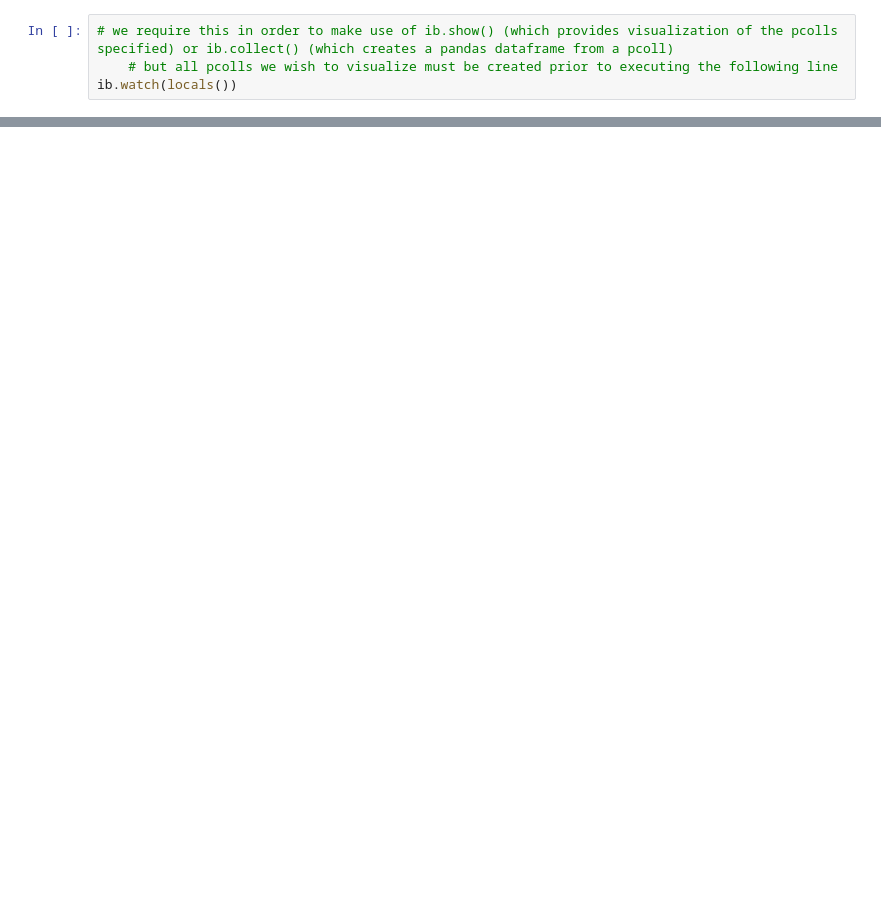
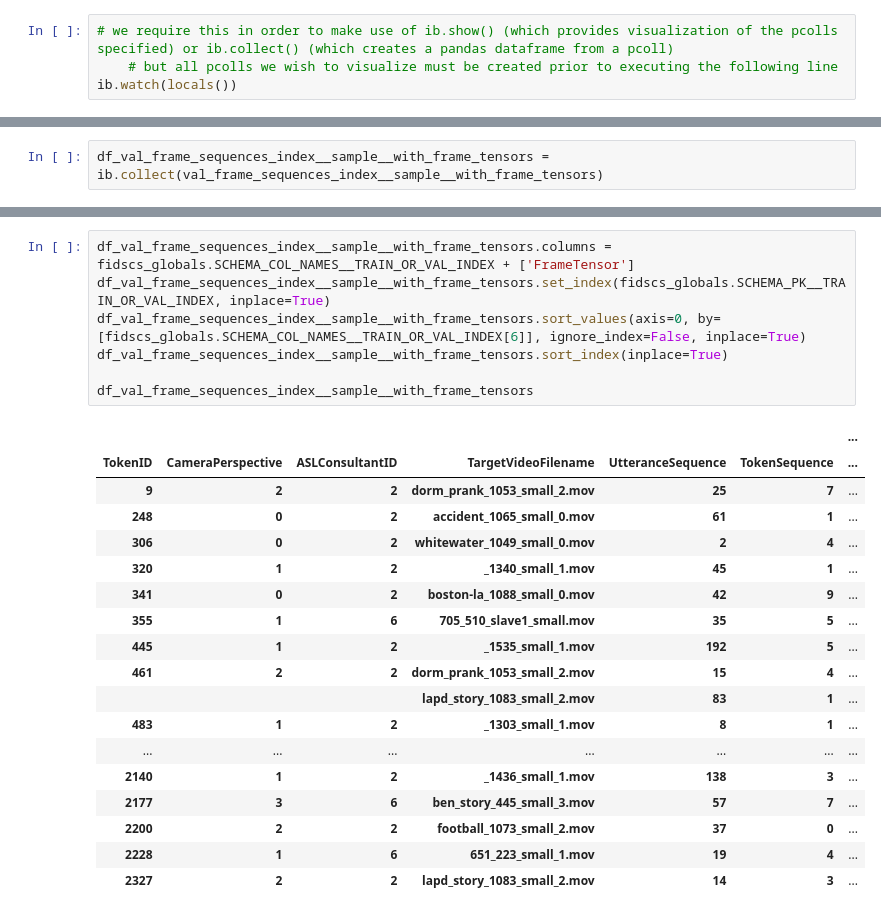
Before and after one commit to sacontreras/fids-capstone-asl-translation, a Jupyter notebook: training_investigation.ipynb, the cells around one changed output, grey strips where cells are left out. Cells and saved outputs as stored; diff of their text form; blank space fills up the shorter version.

```diff
--- a/training_investigation.ipynb
+++ b/training_investigation.ipynb
@@ -198,0 +300,2 @@ df_train_frame_sequences_index
+# %%
+df_val_frame_sequences_index__sample__with_frame_tensors = ib.collect(val_frame_sequences_index__sample__with_frame_tensors)
@@ -198,0 +304,26 @@ df_train_frame_sequences_index
+# %%
+df_val_frame_sequences_index__sample__with_frame_tensors.columns = fidscs_globals.SCHEMA_COL_NAMES__TRAIN_OR_VAL_INDEX + ['FrameTensor']
+df_val_frame_sequences_index__sample__with_frame_tensors.set_index(fidscs_globals.SCHEMA_PK__TRAIN_OR_VAL_INDEX, inplace=True)
+df_val_frame_sequences_index__sample__with_frame_tensors.sort_values(axis=0, by=[fidscs_globals.SCHEMA_COL_NAMES__TRAIN_OR_VAL_INDEX[6]], ignore_index=False, inplace=True)
+df_val_frame_sequences_index__sample__with_frame_tensors.sort_index(inplace=True)
+
+df_val_frame_sequences_index__sample__with_frame_tensors
+# %% [output]
+|  |  |  |  |  |  | ... |
+| TokenID | CameraPerspective | ASLConsultantID | TargetVideoFilename | UtteranceSequence | TokenSequence | ... |
+| 9 | 2 | 2 | dorm_prank_1053_small_2.mov | 25 | 7 | ... |
+| 248 | 0 | 2 | accident_1065_small_0.mov | 61 | 1 | ... |
+| 306 | 0 | 2 | whitewater_1049_small_0.mov | 2 | 4 | ... |
+| 320 | 1 | 2 | _1340_small_1.mov | 45 | 1 | ... |
+| 341 | 0 | 2 | boston-la_1088_small_0.mov | 42 | 9 | ... |
+| 355 | 1 | 6 | 705_510_slave1_small.mov | 35 | 5 | ... |
+| 445 | 1 | 2 | _1535_small_1.mov | 192 | 5 | ... |
+| 461 | 2 | 2 | dorm_prank_1053_small_2.mov | 15 | 4 | ... |
+|  |  |  | lapd_story_1083_small_2.mov | 83 | 1 | ... |
+| 483 | 1 | 2 | _1303_small_1.mov | 8 | 1 | ... |
+| ... | ... | ... | ... | ... | ... | ... |
+| 2140 | 1 | 2 | _1436_small_1.mov | 138 | 3 | ... |
+| 2177 | 3 | 6 | ben_story_445_small_3.mov | 57 | 7 | ... |
+| 2200 | 2 | 2 | football_1073_small_2.mov | 37 | 0 | ... |
+| 2228 | 1 | 6 | 651_223_small_1.mov | 19 | 4 | ... |
+| 2327 | 2 | 2 | lapd_story_1083_small_2.mov | 14 | 3 | ... |
```
Also changed, not shown: parts of 13 cells of this notebook.
